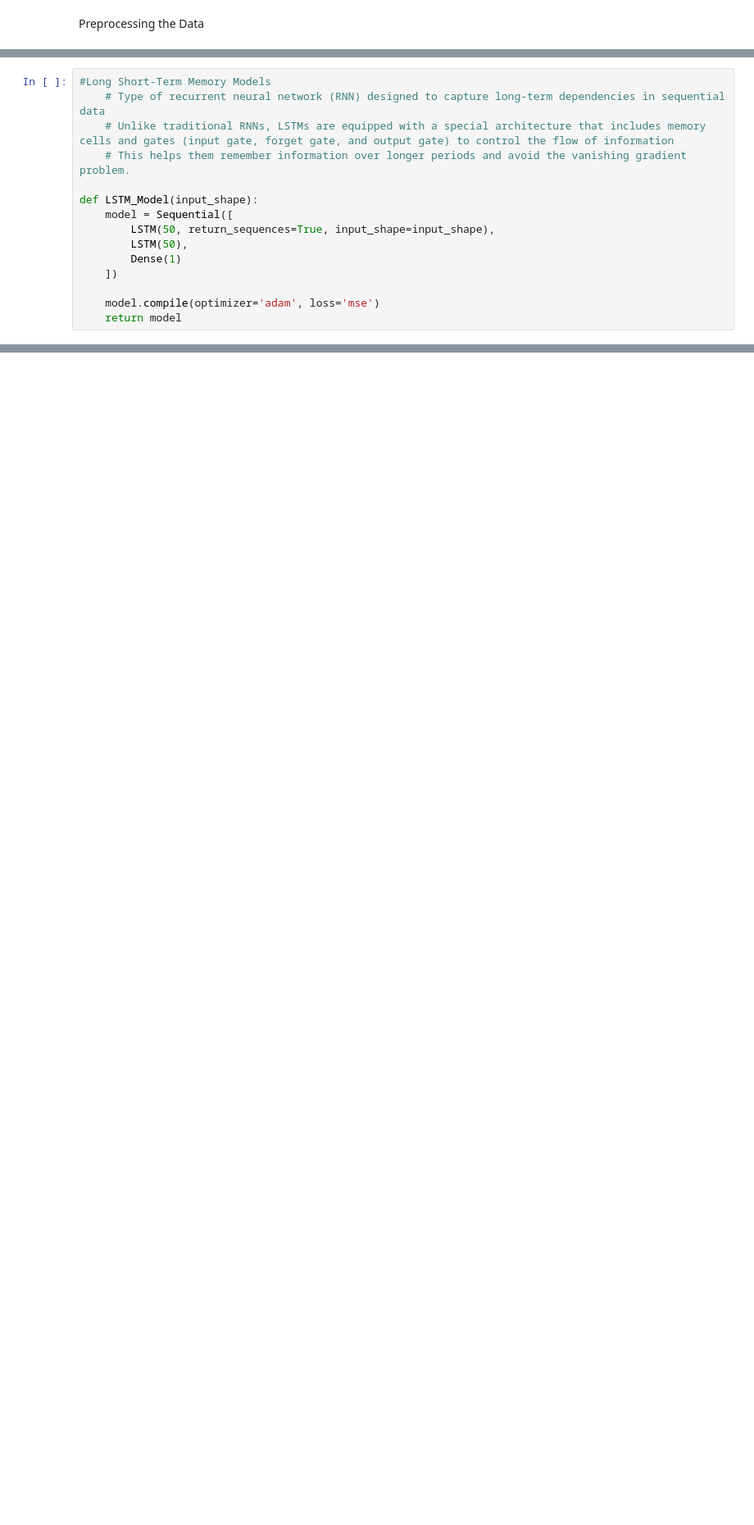
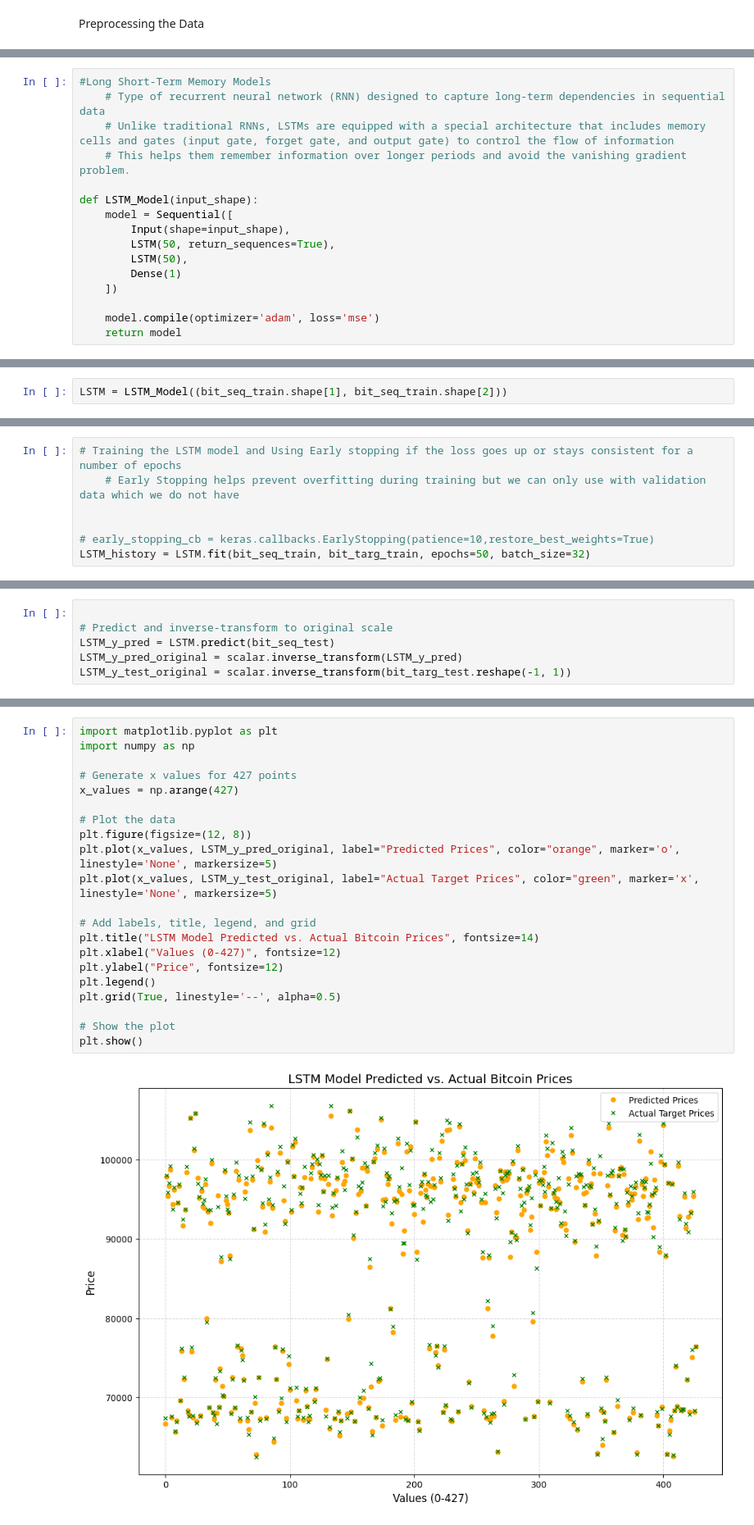
Before and after one commit to shaanCh/Crypto-Rebalancing-Tool, a Jupyter notebook: app.ipynb, the cells around one changed output, grey strips where cells are left out. Shown: that part at 82% size. Cells and saved outputs as stored; diff of their text form; blank space fills up the shorter version.

Commit message:
Fully Trained, Tested, and Evaluated LSTM and ANN models

```diff
--- a/app.ipynb
+++ b/app.ipynb
@@ -134,7 +124,8 @@ Build and Train LSTM Model
 
 def LSTM_Model(input_shape):
     model = Sequential([
-        LSTM(50, return_sequences=True, input_shape=input_shape),
+        Input(shape=input_shape),
+        LSTM(50, return_sequences=True),
         LSTM(50),
         Dense(1)
     ])
@@ -145,0 +135,2 @@ def LSTM_Model(input_shape):
+# %%
+LSTM = LSTM_Model((bit_seq_train.shape[1], bit_seq_train.shape[2]))
@@ -145,0 +139,7 @@ def LSTM_Model(input_shape):
+# %%
+# Training the LSTM model and Using Early stopping if the loss goes up or stays consistent for a number of epochs
+    # Early Stopping helps prevent overfitting during training but we can only use with validation data which we do not have
+
+
+# early_stopping_cb = keras.callbacks.EarlyStopping(patience=10,restore_best_weights=True)
+LSTM_history = LSTM.fit(bit_seq_train, bit_targ_train, epochs=50, batch_size=32)
@@ -145,0 +166,6 @@ def LSTM_Model(input_shape):
+# %%
+
+# Predict and inverse-transform to original scale
+LSTM_y_pred = LSTM.predict(bit_seq_test)
+LSTM_y_pred_original = scalar.inverse_transform(LSTM_y_pred)
+LSTM_y_test_original = scalar.inverse_transform(bit_targ_test.reshape(-1, 1))
@@ -145,0 +176,23 @@ def LSTM_Model(input_shape):
+# %%
+import matplotlib.pyplot as plt
+import numpy as np
+
+# Generate x values for 427 points
+x_values = np.arange(427)
+
+# Plot the data
+plt.figure(figsize=(12, 8))
+plt.plot(x_values, LSTM_y_pred_original, label="Predicted Prices", color="orange", marker='o', linestyle='None', markersize=5)
+plt.plot(x_values, LSTM_y_test_original, label="Actual Target Prices", color="green", marker='x', linestyle='None', markersize=5)
+
+# Add labels, title, legend, and grid
+plt.title("LSTM Model Predicted vs. Actual Bitcoin Prices", fontsize=14)
+plt.xlabel("Values (0-427)", fontsize=12)
+plt.ylabel("Price", fontsize=12)
+plt.legend()
+plt.grid(True, linestyle='--', alpha=0.5)
+
+# Show the plot
+plt.show()
+# %% [output]
+[figure, added]
```
Also changed, not shown: parts of 32 cells of this notebook.
